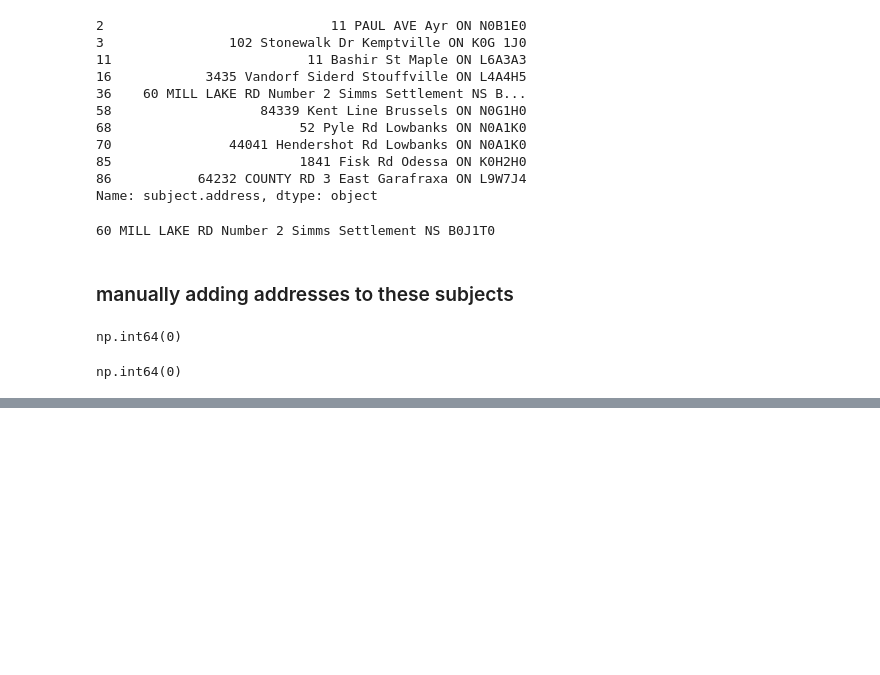
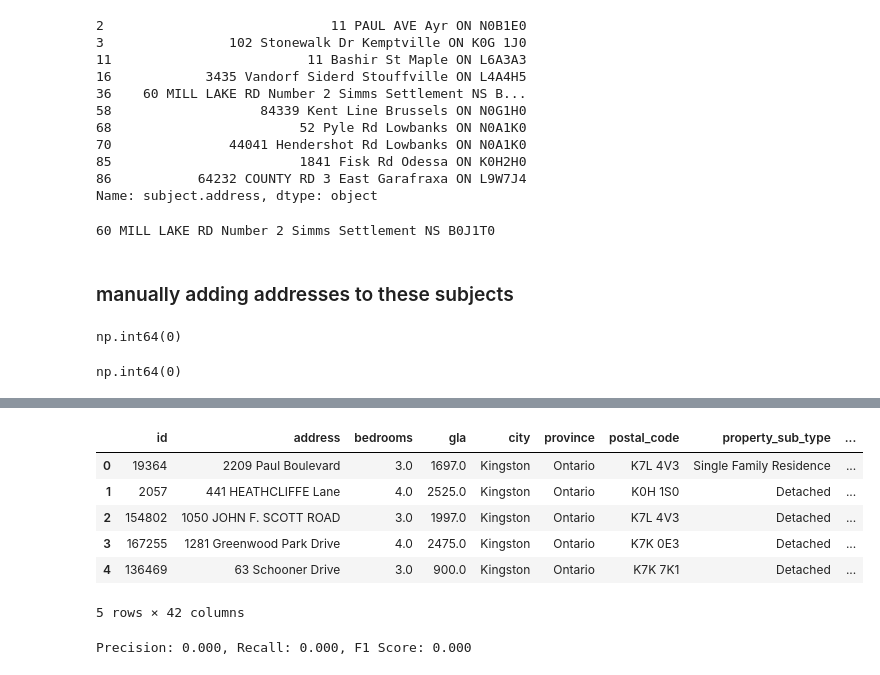
Before and after one commit to RedWARd42/CompRecommendation, a Jupyter notebook: analysis.ipynb, the cells around one changed output, grey strips where cells are left out. Cells and saved outputs as stored; diff of their text form; code cells hidden in the pictures; blank space fills up the shorter version.

```diff
--- a/analysis.ipynb
+++ b/analysis.ipynb
@@ -732,0 +1484,20 @@ properties_df
+# %%
+valid_group_ids = set(subject_df["group_id"])
+filtered_group_ids = [gid for gid in cluster_means.index.get_level_values(0).unique() if gid in valid_group_ids]
+# %%
+for group_id in filtered_group_ids:
+    subject_row = subject_df.loc[subject_df["group_id"] == group_id,
+                                 ['gla_sqft', 'beds_num', 'baths_num', 'lot_size_sqft']]
+
+    if subject_row.empty:
+        print(f"⚠️ No subject found for group_id {group_id}, skipping.")
+        continue
+
+    subject_row = subject_row.iloc[0]
+    group_clusters = cluster_means.loc[group_id]
+
+    try:
+        closest = find_closest_cluster(subject_row, group_clusters)
+        closest_clusters[group_id] = closest
+    except Exception as e:
+        print(f"❌ Error for group_id {group_id}: {e}")
@@ -732,0 +1515,21 @@ properties_df
+# %%
+predicted_comps = []
+
+for group_id, cluster_id in closest_clusters.items():
+    group_comps = properties_df[
+        (properties_df['group_id'] == group_id) &
+        (properties_df['cluster'] == cluster_id)
+    ]
+    predicted_comps.append(group_comps)
+# %%
+predicted_comps_df = pd.concat(predicted_comps, ignore_index=True)
+# %%
+predicted_comps_df.head()
+# %% [output]
+|  | id | address | bedrooms | gla | city | province | postal_code | property_sub_type | ... |
+| 0 | 19364 | 2209 Paul Boulevard | 3.0 | 1697.0 | Kingston | Ontario | K7L 4V3 | Single Family Residence | ... |
+| 1 | 2057 | 441 HEATHCLIFFE Lane | 4.0 | 2525.0 | Kingston | Ontario | K0H 1S0 | Detached | ... |
+| 2 | 154802 | 1050 JOHN F. SCOTT ROAD | 3.0 | 1997.0 | Kingston | Ontario | K7L 4V3 | Detached | ... |
+| 3 | 167255 | 1281 Greenwood Park Drive | 4.0 | 2475.0 | Kingston | Ontario | K7K 0E3 | Detached | ... |
+| 4 | 136469 | 63 Schooner Drive | 3.0 | 900.0 | Kingston | Ontario | K7K 7K1 | Detached | ... |
+5 rows × 42 columns
@@ -732,0 +1545,26 @@ properties_df
+# %%
+precision_list, recall_list, f1_list = [], [], []
+
+for group in actual_comps['orderID']:
+    true_set = actual_comps.loc[actual_comps['orderID'] == group, 'comp_ids'].values[0]
+    pred_set = predicted_sets.get(group, set())
+
+    tp = len(true_set & pred_set)
+    fp = len(pred_set - true_set)
+    fn = len(true_set - pred_set)
+
+    precision = tp / (tp + fp) if (tp + fp) else 0
+    recall = tp / (tp + fn) if (tp + fn) else 0
+    f1 = 2 * precision * recall / (precision + recall) if (precision + recall) else 0
+
+    precision_list.append(precision)
+    recall_list.append(recall)
+    f1_list.append(f1)
+
+avg_precision = sum(precision_list) / len(precision_list)
+avg_recall = sum(recall_list) / len(recall_list)
+avg_f1 = sum(f1_list) / len(f1_list)
+
+print(f"Precision: {avg_precision:.3f}, Recall: {avg_recall:.3f}, F1 Score: {avg_f1:.3f}")
+# %% [output]
+Precision: 0.000, Recall: 0.000, F1 Score: 0.000
```
Also changed, not shown: parts of 88 cells of this notebook.
